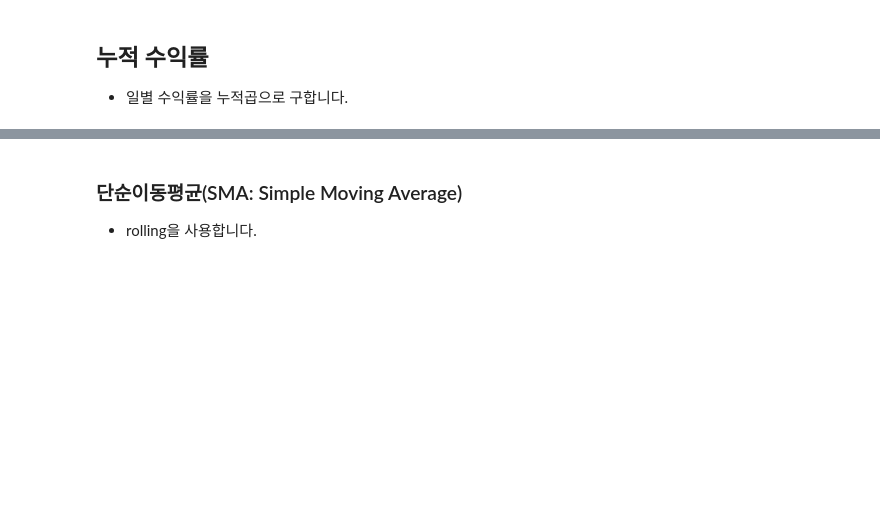
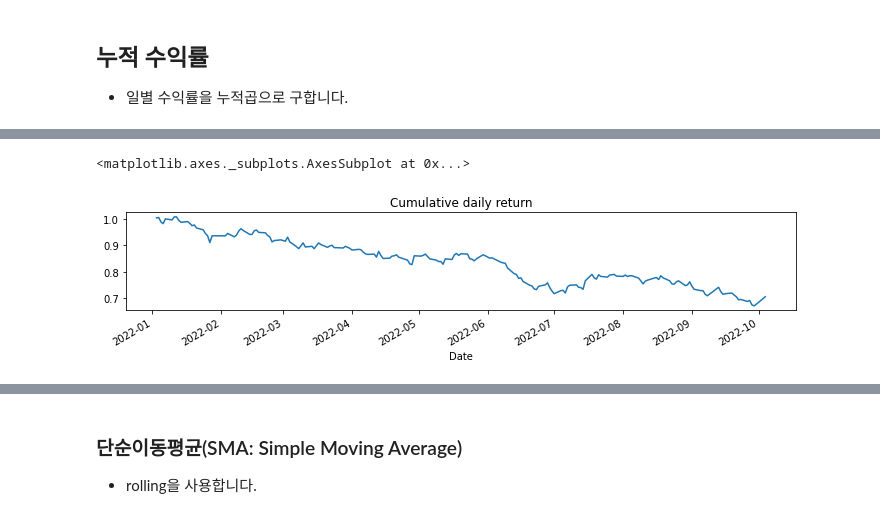
Before and after one commit to radanim/TIL, a Jupyter notebook: 01_일별_수익률과_이동평균_input.ipynb, the cells around one changed output, grey strips where cells are left out. Saved outputs shown, nothing was run; the diff lists cells and outputs as text; code cells hidden in the pictures; blank space fills up the shorter version.

```diff
--- a/01_일별_수익률과_이동평균_input.ipynb
+++ b/01_일별_수익률과_이동평균_input.ipynb
@@ -57,4 +146,5 @@
 # %%
 # shift로 diff 구하기
 # 종가 - 전일종가
-# df["Diff_Shift"]
+df["Diff_Shift"]=df["Close"]-df["Close"].shift(1)
+df.head()
@@ -66,6 +175,11 @@
 # %%
 # cumulative Daily Returns 일별 수익률을 누적곱으로 구하기
-# cum_daily_return
+cum_daily_return = (df["Change"]+1).cumprod()
+cum_daily_return.plot(figsize=(12,2),title="Cumulative daily return")
+#plt.axhline(1,c="b", lw=1)
+# %% [output]
+<matplotlib.axes._subplots.AxesSubplot at 0x...>
+[figure, added]
 # %% [markdown]
 
 
```
Also changed, not shown: parts of 39 cells of this notebook.
